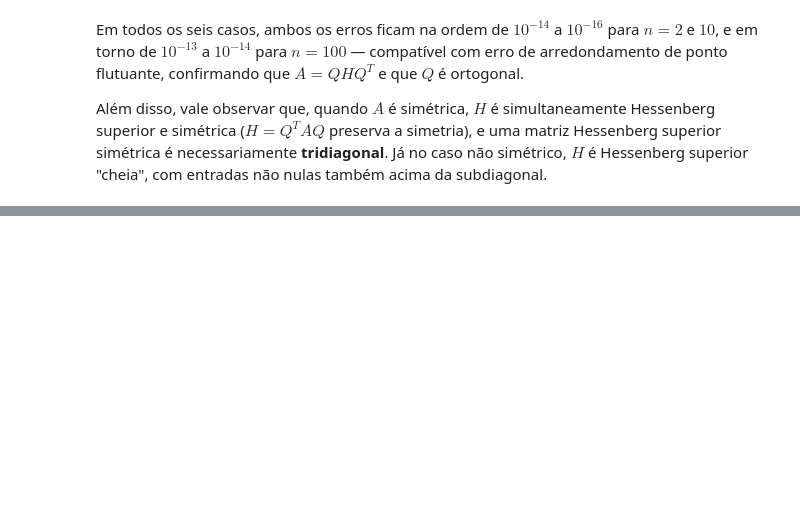
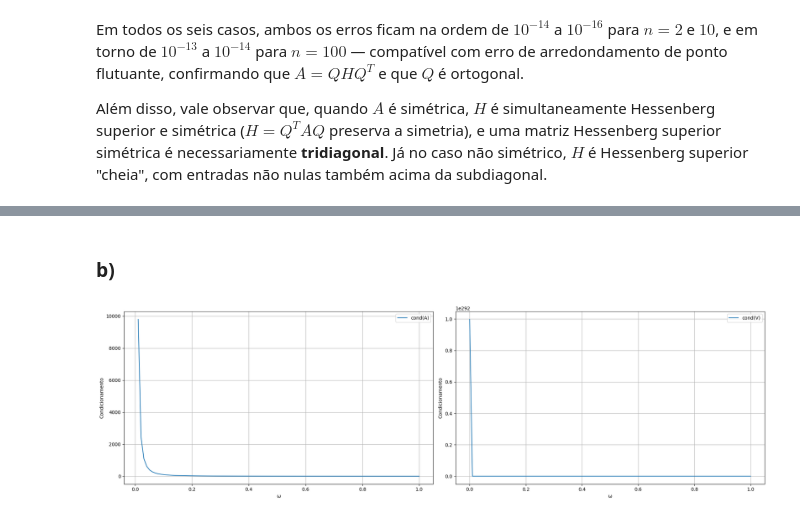
Before and after one commit to GabrielBittencourt07/Trabalho4_aln, a Jupyter notebook: Projeto4.ipynb, the cells around one changed output, grey strips where cells are left out. Drawn from its saved outputs; the diff is of its cells as text; code cells hidden in the pictures; blank space fills up the shorter version.

```diff
--- a/Projeto4.ipynb
+++ b/Projeto4.ipynb
@@ -509,0 +552,33 @@ Além disso, vale observar que, quando $A$ é simétrica, $H$ é simultaneamente
+# %% [markdown]
+### b)
+# %%
+w_s = np.linspace(0, 1, 100)
+
+cond = []
+cond_vec = []
+for w in w_s:
+    A = [[0, 1], [-(w**2), 0]]
+
+    U, S, Vh = np.linalg.svd(A)
+    condicionamento = S.max() / S.min()
+    cond.append(condicionamento)
+
+    val, vec = np.linalg.eig(A)
+    condicionamento = np.linalg.cond(vec)
+    cond_vec.append(condicionamento)
+
+fig, axs = plt.subplots(1, 2, figsize=(20, 6))
+
+dados = [(cond, 'cond(A)'), (cond_vec, 'cond(V)')]
+
+for ax, (serie, nome) in zip(axs, dados):
+    ax.plot(w_s, serie, label=nome)
+    ax.set_xlabel('ω')
+    ax.set_ylabel('Condicionamento')
+    ax.grid(True)
+    ax.legend()
+
+plt.tight_layout()
+plt.show()
+# %% [output]
+[figure, added]
```
Also changed, not shown: parts of 15 cells of this notebook.
